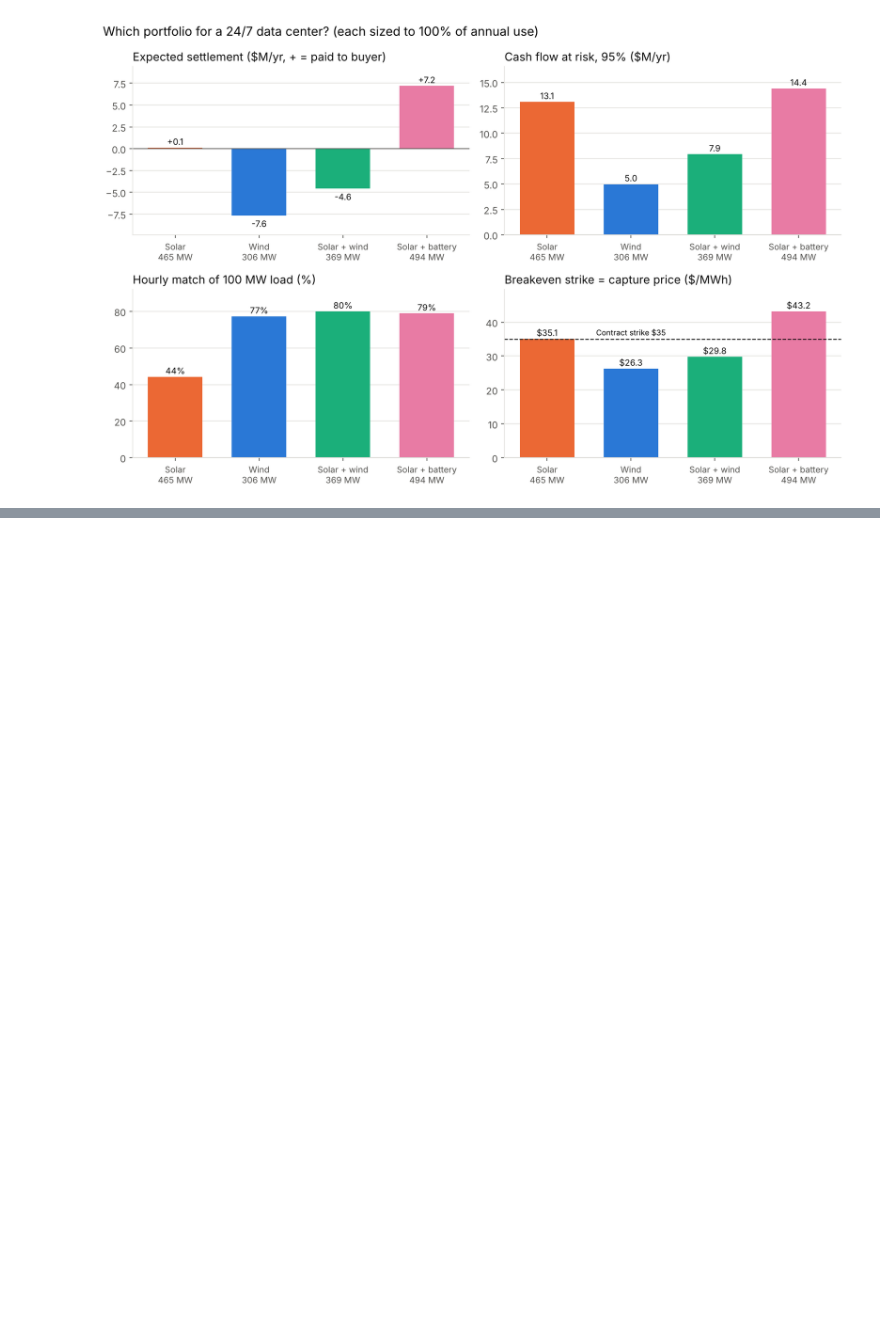
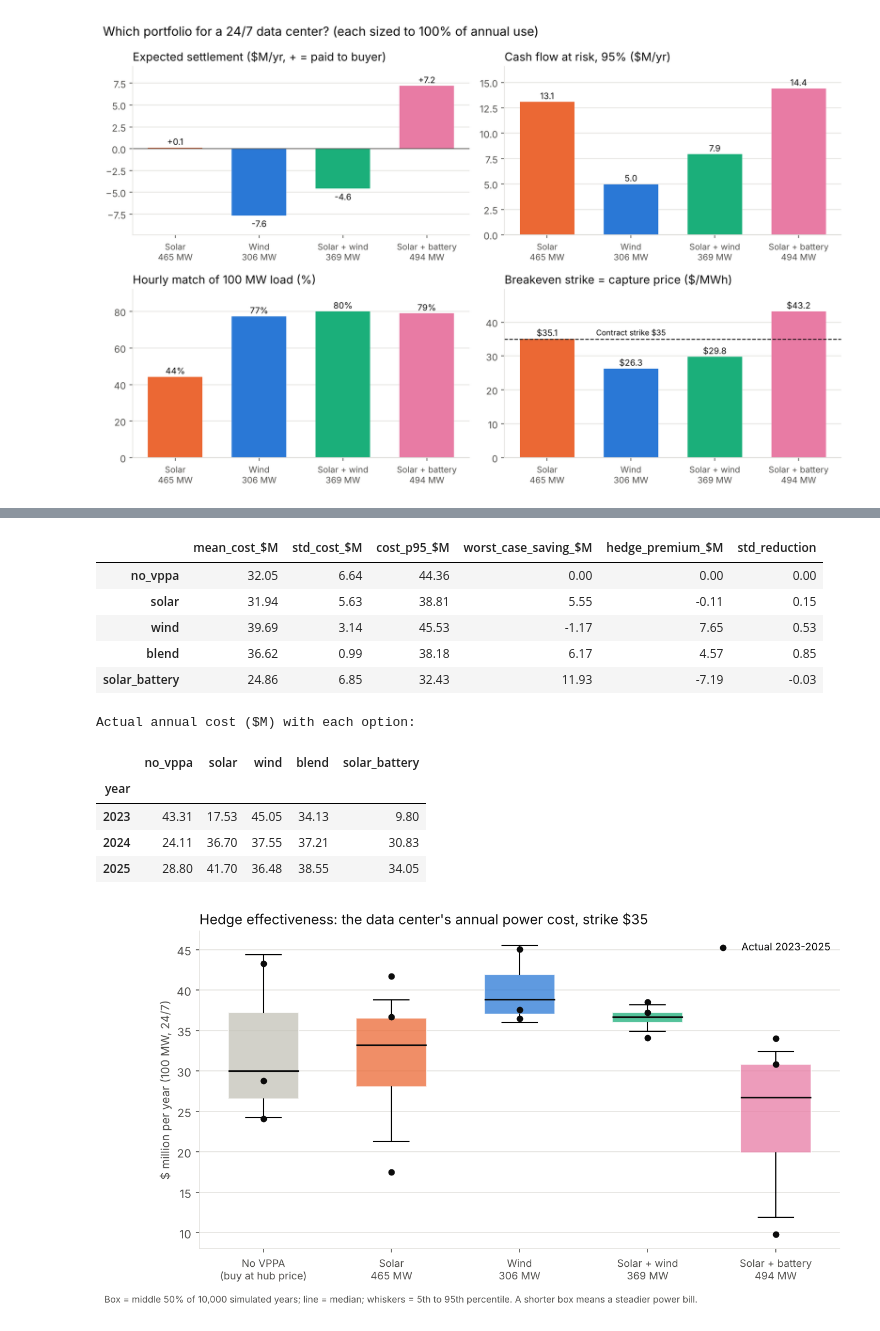
Before and after one commit to andrepaoPeru/vppa-risk-lab, a Jupyter notebook: notebooks/vppa_story.ipynb, the cells around one changed output, grey strips where cells are left out. Saved outputs shown, nothing was run; the diff lists cells and outputs as text; code cells hidden in the pictures; blank space fills up the shorter version.

```diff
--- a/notebooks/vppa_story.ipynb
+++ b/notebooks/vppa_story.ipynb
@@ -273,7 +274,7 @@ and discharges into shortfalls, mostly in the evening.
 # %%
 sizes = portfolio.size_for_annual_match(gen)
 port = portfolio.build_portfolios(gen, sizes)
-port_summary, _ = montecarlo.run(price, port, STRIKE)
+port_summary, port_annual = montecarlo.run(price, port, STRIKE)
 table = portfolio.compare(price, port, port_summary)
 print("Generation MW needed for 100% annual match:", {k: round(v) for k, v in sizes.items()})
 show = table.copy()
@@ -294,0 +309,22 @@ Generation MW needed for 100% annual match: {'solar': 465, 'wind': 306, 'blend':
+# %%
+hedge = risk.hedge_effectiveness(port_annual)
+money_cols = ["mean_cost", "std_cost", "cost_p95", "worst_case_saving", "hedge_premium"]
+display((hedge[money_cols] / 1e6).add_suffix("_$M").join(hedge["std_reduction"]))
+hist_annual = risk.annual_costs(price, port, STRIKE)
+print("Actual annual cost ($M) with each option:")
+display(risk.net_costs(hist_annual) / 1e6)
+display(Image(plots.plot_hedge_effectiveness(port_annual, hist_annual, sizes, STRIKE)))
+# %% [output]
+|  | mean_cost_$M | std_cost_$M | cost_p95_$M | worst_case_saving_$M | hedge_premium_$M | std_reduction |
+| no_vppa | 32.05 | 6.64 | 44.36 | 0.00 | 0.00 | 0.00 |
+| solar | 31.94 | 5.63 | 38.81 | 5.55 | -0.11 | 0.15 |
+| wind | 39.69 | 3.14 | 45.53 | -1.17 | 7.65 | 0.53 |
+| blend | 36.62 | 0.99 | 38.18 | 6.17 | 4.57 | 0.85 |
+| solar_battery | 24.86 | 6.85 | 32.43 | 11.93 | -7.19 | -0.03 |
+Actual annual cost ($M) with each option:
+|  | no_vppa | solar | wind | blend | solar_battery |
+| year |  |  |  |  |  |
+| 2023 | 43.31 | 17.53 | 45.05 | 34.13 | 9.80 |
+| 2024 | 24.11 | 36.70 | 37.55 | 37.21 | 30.83 |
+| 2025 | 28.80 | 41.70 | 36.48 | 38.55 | 34.05 |
+[figure, added]
```
Also changed, not shown: parts of 4 cells of this notebook, 5 other files.
